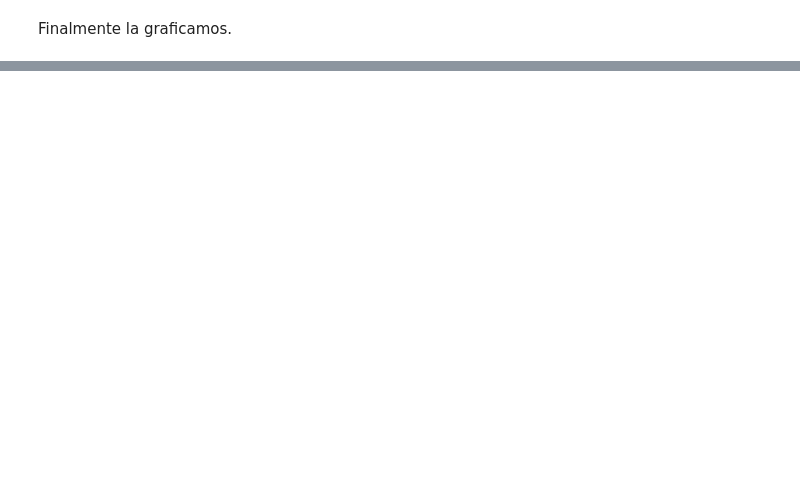
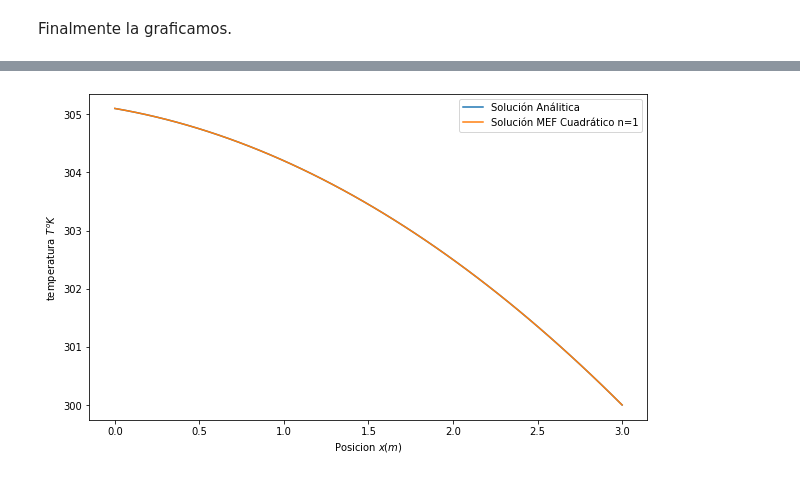
Before and after one commit to gdesirena/Elementos-Finitos, a Jupyter notebook: Modulo1/Capitulo-03/Sympy-Cuadratico-Ej-Problema.ipynb, the cells around one changed output, grey strips where cells are left out. Saved outputs shown, nothing was run; the diff lists cells and outputs as text; code cells hidden in the pictures; blank space fills up the shorter version.

```diff
--- a/Modulo1/Capitulo-03/Sympy-Cuadratico-Ej-Problema.ipynb
+++ b/Modulo1/Capitulo-03/Sympy-Cuadratico-Ej-Problema.ipynb
@@ -46,0 +153,20 @@ Finalmente la graficamos.
+# %%
+# Graficando mediante matplotlib
+import numpy as np
+import matplotlib.pyplot as plt
+
+x = np.linspace(0,3,50)
+T_analitica = 300 + 4*(3**2 - x**2)/(2*5) + (3-x)/2
+
+T_aprox_mef2 = -2*x**2/5 - x/2 + 305.1
+
+plt.figure(figsize=(10,6))
+plt.plot(x,T_analitica, label = 'Solución Análitica')
+plt.plot(x,T_aprox_mef2, label = 'Solución MEF Cuadrático n=1')
+
+plt.xlabel('Posicion $x(m)$')
+plt.ylabel('temperatura $T ^oK$')
+plt.legend()
+plt.show()
+# %% [output]
+[figure, added]
```
Also changed, not shown: parts of 22 cells of this notebook.
